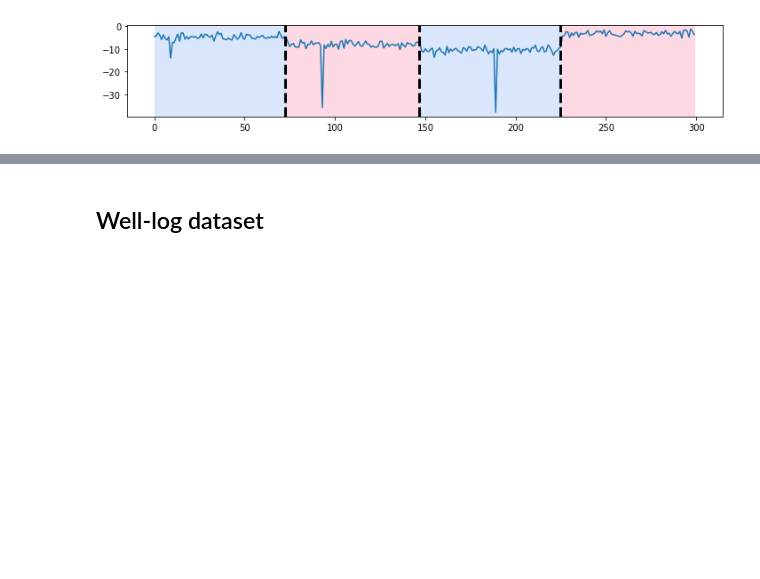
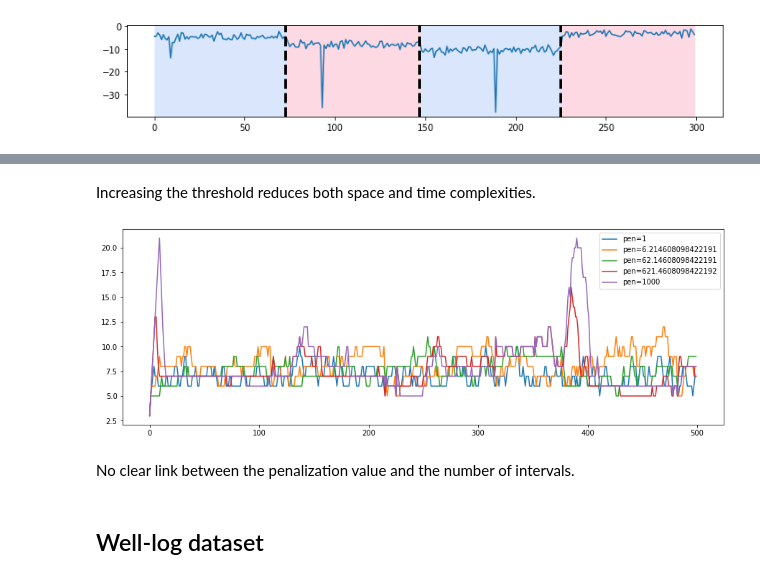
Before and after one commit to alexisgroshenry/robust_fpop, a Jupyter notebook: R_FPOP.ipynb, the cells around one changed output, grey strips where cells are left out. Saved outputs shown, nothing was run; the diff lists cells and outputs as text; code cells hidden in the pictures; blank space fills up the shorter version.

```diff
--- a/R_FPOP.ipynb
+++ b/R_FPOP.ipynb
@@ -77,16 +81,20 @@ class Node():
         new.set_child(self.child)
         self.set_child(new)
 
-class CustomHeap():
+class ChainedList():
     def __init__(self, start, end, coeffs, change_point=None):
         self.root = Node(start, end, coeffs, change_point)
+        self.length = 1
 
     def simplify(self):
         current_node = self.root
+        n_changes = 0
         while current_node!=None and current_node.child!=None:
             if (current_node.coeffs==current_node.child.coeffs).all():
                 current_node.merge()
+                n_changes += 1
             current_node = current_node.child
+        self.length -= n_changes
 
     def plot(self):
         current_node = self.root
@@ -341,3 +419,16 @@ error: 1.0 samples
+# %% [markdown]
+Increasing the threshold reduces both space and time complexities.
+# %%
+fig, ax = fig_ax()
+for pen in [1,np.log(n_samples),10*np.log(n_samples), 100*np.log(n_samples),1000]:
+    _,nb_intervals = rfpop(signal, pen, 10)
+    ax.plot(np.arange(n_samples), nb_intervals, label='pen={}'.format(pen))
+ax.legend()
+plt.show()
+# %% [output]
+[figure, added]
+# %% [markdown]
+No clear link between the penalization value and the number of intervals.
 # %% [markdown]
 ## Well-log dataset
 # %% [markdown]
```
Also changed, not shown: parts of 11 cells of this notebook.
